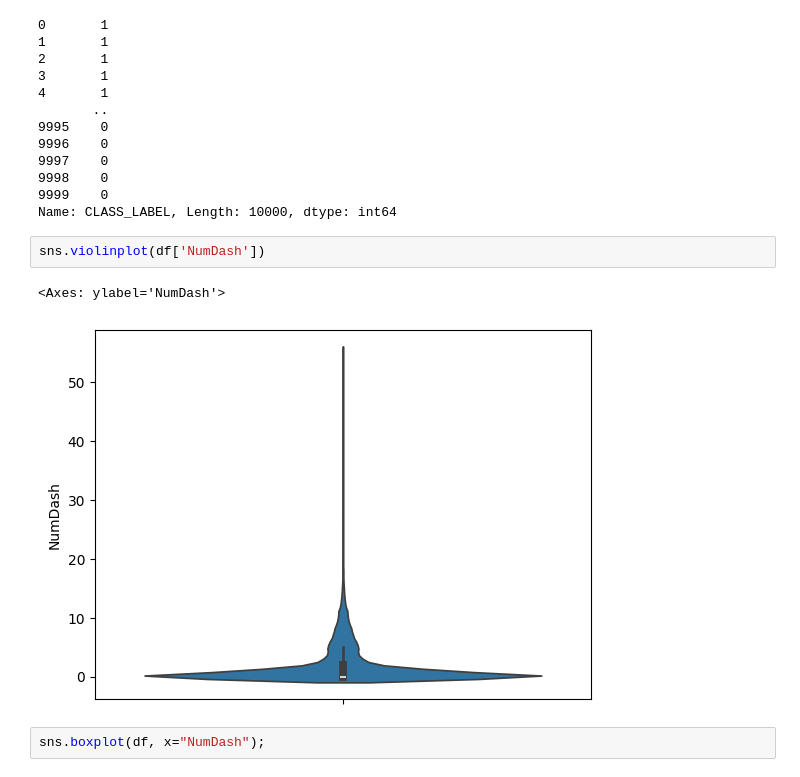
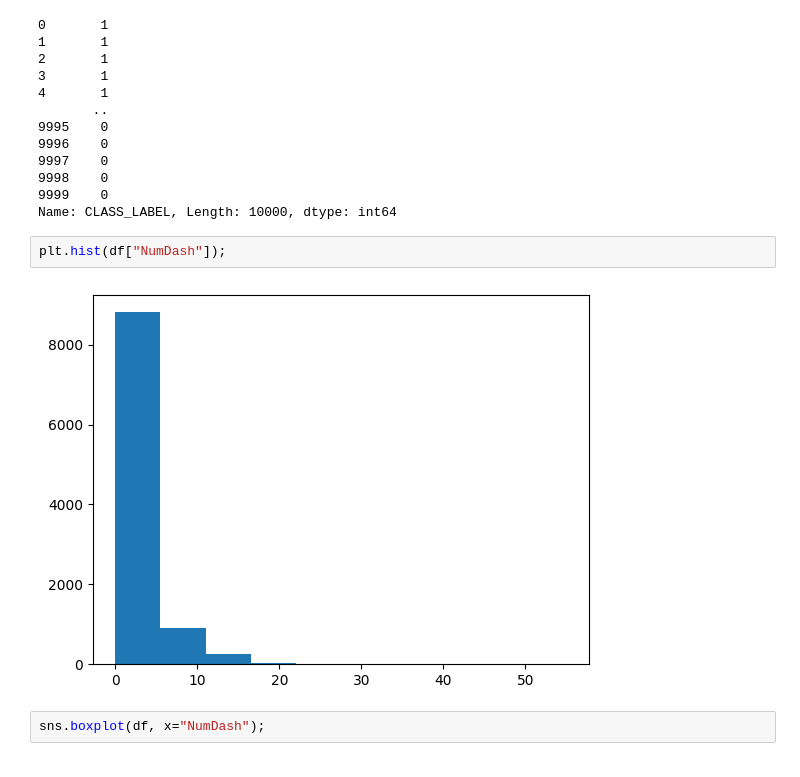
Before and after one commit to AnyCoba/Detecci-n-de-Phishing, a Jupyter notebook: notebooks/02_Limpieza_EDA.ipynb, the cells around one changed output. Drawn from its saved outputs; the diff is of its cells as text.

```diff
--- a/notebooks/02_Limpieza_EDA.ipynb
+++ b/notebooks/02_Limpieza_EDA.ipynb
@@ -66,10 +66,9 @@ df["CLASS_LABEL"]
 9999    0
 Name: CLASS_LABEL, Length: 10000, dtype: int64
 # %%
-sns.violinplot(df['NumDash'])
+plt.hist(df["NumDash"]);
 # %% [output]
-<Axes: ylabel='NumDash'>
-[figure, old version]
+[figure, new version]
 # %%
 sns.boxplot(df, x="NumDash");
 # %% [output]
```
Also changed, not shown: parts of 3 cells of this notebook.
